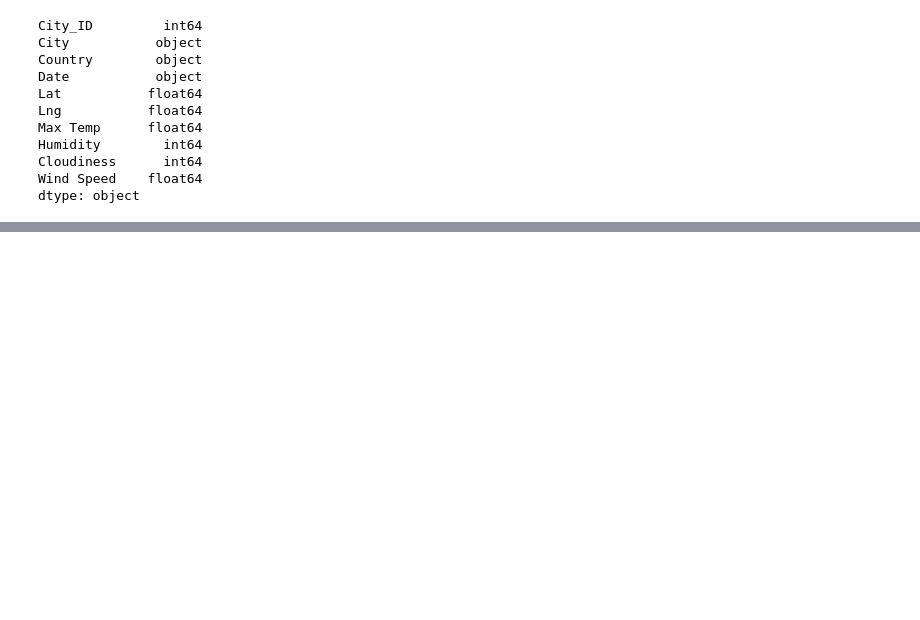
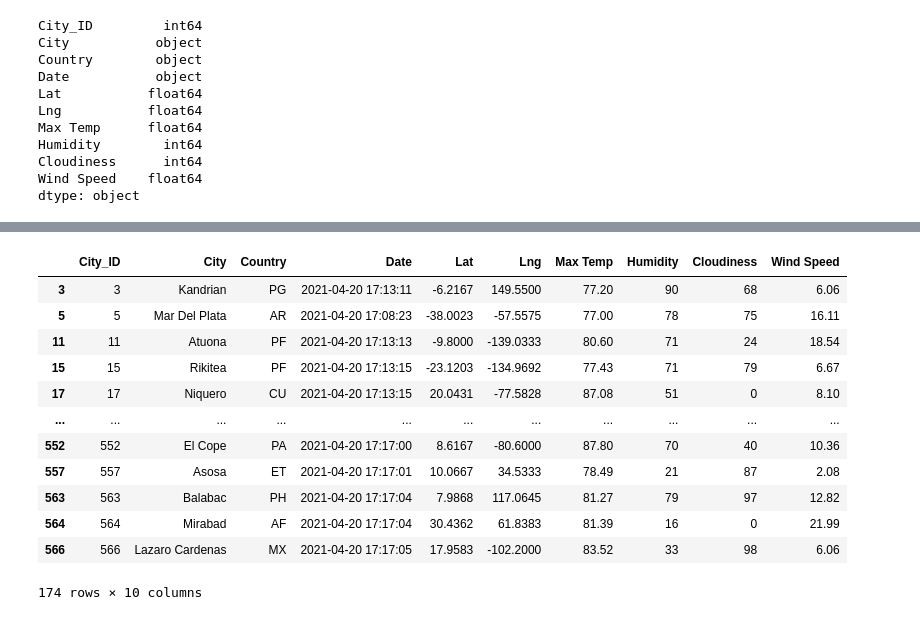
Before and after one commit to Njraman/World_Weather_Analysis, a Jupyter notebook: VacationPy.ipynb, the cells around one changed output, grey strips where cells are left out. Saved outputs shown, nothing was run; the diff lists cells and outputs as text; code cells hidden in the pictures; blank space fills up the shorter version.

```diff
--- a/VacationPy.ipynb
+++ b/VacationPy.ipynb
@@ -91,0 +94,4 @@ fig
+# %%
+# Ask the customer to add a minimum and maximum temperature value.
+min_temp = float(input("What is the minimum temperature you would like for your trip? "))
+max_temp = float(input("What is the maximum temperature you would like for your trip? "))
@@ -91,0 +101,5 @@ fig
+# %%
+# Filter the dataset to find the cities that fit the criteria.
+preferred_cities_df = city_data_df.loc[(city_data_df["Max Temp"] <= max_temp) & \
+                                       (city_data_df["Max Temp"] >= min_temp)]
+preferred_cities_df.head(10)
@@ -91,0 +133,17 @@ fig
+# %%
+# Drop Null values
+preferred_cities_df.dropna()
+# %% [output]
+|  | City_ID | City | Country | Date | Lat | Lng | Max Temp | Humidity | Cloudiness | Wind Speed |
+| 3 | 3 | Kandrian | PG | 2021-04-20 17:13:11 | -6.2167 | 149.5500 | 77.20 | 90 | 68 | 6.06 |
+| 5 | 5 | Mar Del Plata | AR | 2021-04-20 17:08:23 | -38.0023 | -57.5575 | 77.00 | 78 | 75 | 16.11 |
+| 11 | 11 | Atuona | PF | 2021-04-20 17:13:13 | -9.8000 | -139.0333 | 80.60 | 71 | 24 | 18.54 |
+| 15 | 15 | Rikitea | PF | 2021-04-20 17:13:15 | -23.1203 | -134.9692 | 77.43 | 71 | 79 | 6.67 |
+| 17 | 17 | Niquero | CU | 2021-04-20 17:13:15 | 20.0431 | -77.5828 | 87.08 | 51 | 0 | 8.10 |
+| ... | ... | ... | ... | ... | ... | ... | ... | ... | ... | ... |
+| 552 | 552 | El Cope | PA | 2021-04-20 17:17:00 | 8.6167 | -80.6000 | 87.80 | 70 | 40 | 10.36 |
+| 557 | 557 | Asosa | ET | 2021-04-20 17:17:01 | 10.0667 | 34.5333 | 78.49 | 21 | 87 | 2.08 |
+| 563 | 563 | Balabac | PH | 2021-04-20 17:17:04 | 7.9868 | 117.0645 | 81.27 | 79 | 97 | 12.82 |
+| 564 | 564 | Mirabad | AF | 2021-04-20 17:17:04 | 30.4362 | 61.8383 | 81.39 | 16 | 0 | 21.99 |
+| 566 | 566 | Lazaro Cardenas | MX | 2021-04-20 17:17:05 | 17.9583 | -102.2000 | 83.52 | 33 | 98 | 6.06 |
+174 rows × 10 columns
```
Also changed, not shown: parts of 15 cells of this notebook.
